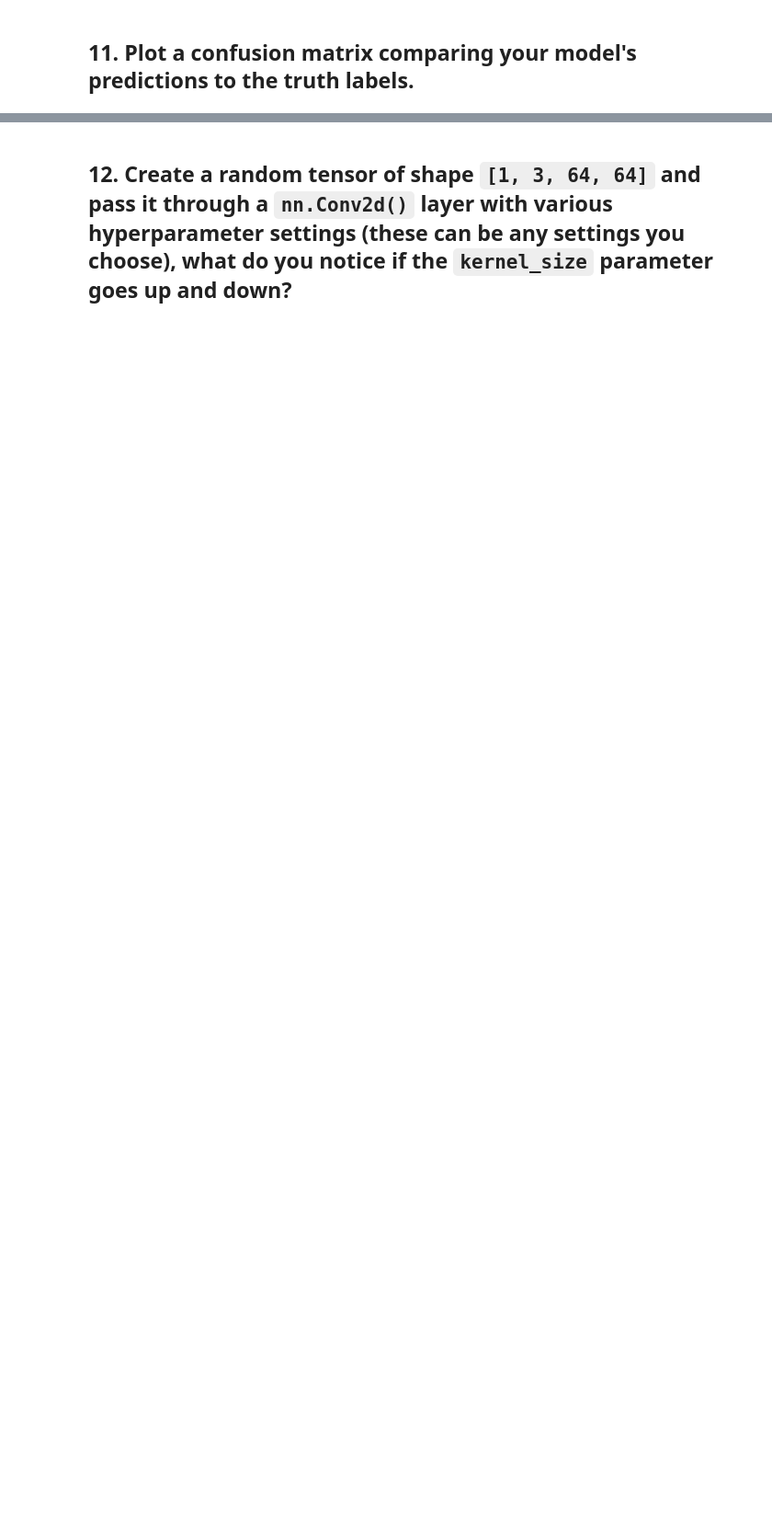
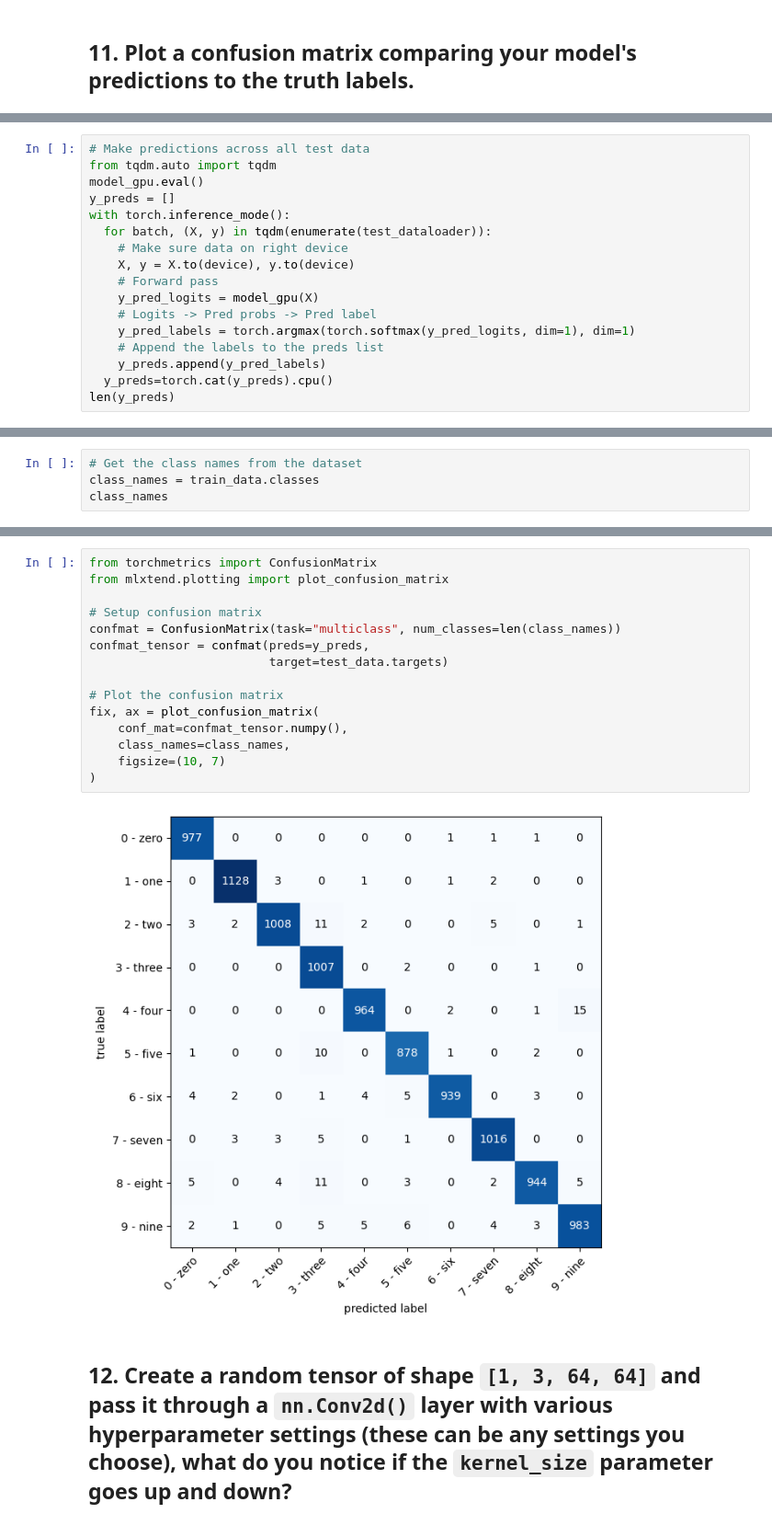
Before and after one commit to Liangsx2020/PyTorch-Learn--Zero-to-Master-, a Jupyter notebook: 03_PyTorch_Computer_Vision/03_pytorch_computer_vision_exercises.ipynb, the cells around one changed output, grey strips where cells are left out. Shown: that part at 92% size. Cells and saved outputs as stored; diff of their text form; blank space fills up the shorter version.

```diff
--- a/03_PyTorch_Computer_Vision/03_pytorch_computer_vision_exercises.ipynb
+++ b/03_PyTorch_Computer_Vision/03_pytorch_computer_vision_exercises.ipynb
@@ -183,0 +430,17 @@ len(train_dataloader), len(test_dataloader)
+# %%
+# Make predictions across all test data
+from tqdm.auto import tqdm
+model_gpu.eval()
+y_preds = []
+with torch.inference_mode():
+  for batch, (X, y) in tqdm(enumerate(test_dataloader)):
+    # Make sure data on right device
+    X, y = X.to(device), y.to(device)
+    # Forward pass
+    y_pred_logits = model_gpu(X)
+    # Logits -> Pred probs -> Pred label
+    y_pred_labels = torch.argmax(torch.softmax(y_pred_logits, dim=1), dim=1)
+    # Append the labels to the preds list
+    y_preds.append(y_pred_labels)
+  y_preds=torch.cat(y_preds).cpu()
+len(y_preds)
@@ -183,0 +449,4 @@ len(train_dataloader), len(test_dataloader)
+# %%
+# Get the class names from the dataset
+class_names = train_data.classes
+class_names
@@ -184,2 +469,19 @@ len(train_dataloader), len(test_dataloader)
+# %%
+from torchmetrics import ConfusionMatrix
+from mlxtend.plotting import plot_confusion_matrix
+
+# Setup confusion matrix
+confmat = ConfusionMatrix(task="multiclass", num_classes=len(class_names))
+confmat_tensor = confmat(preds=y_preds,
+                         target=test_data.targets)
+
+# Plot the confusion matrix
+fix, ax = plot_confusion_matrix(
+    conf_mat=confmat_tensor.numpy(),
+    class_names=class_names,
+    figsize=(10, 7)
+)
+# %% [output]
+[figure, added]
 # %% [markdown]
 ## 12. Create a random tensor of shape `[1, 3, 64, 64]` and pass it through a `nn.Conv2d()` layer with various hyperparameter settings (these can be any settings you choose), what do you notice if the `kernel_size` parameter goes up and down?
```
Also changed, not shown: parts of 20 cells of this notebook.
